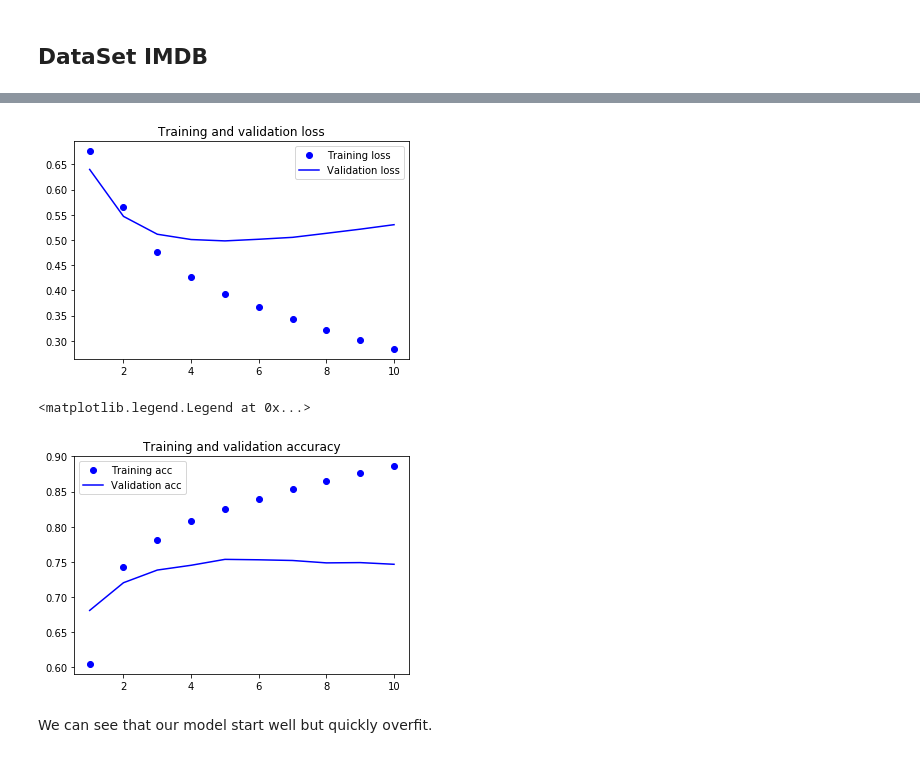
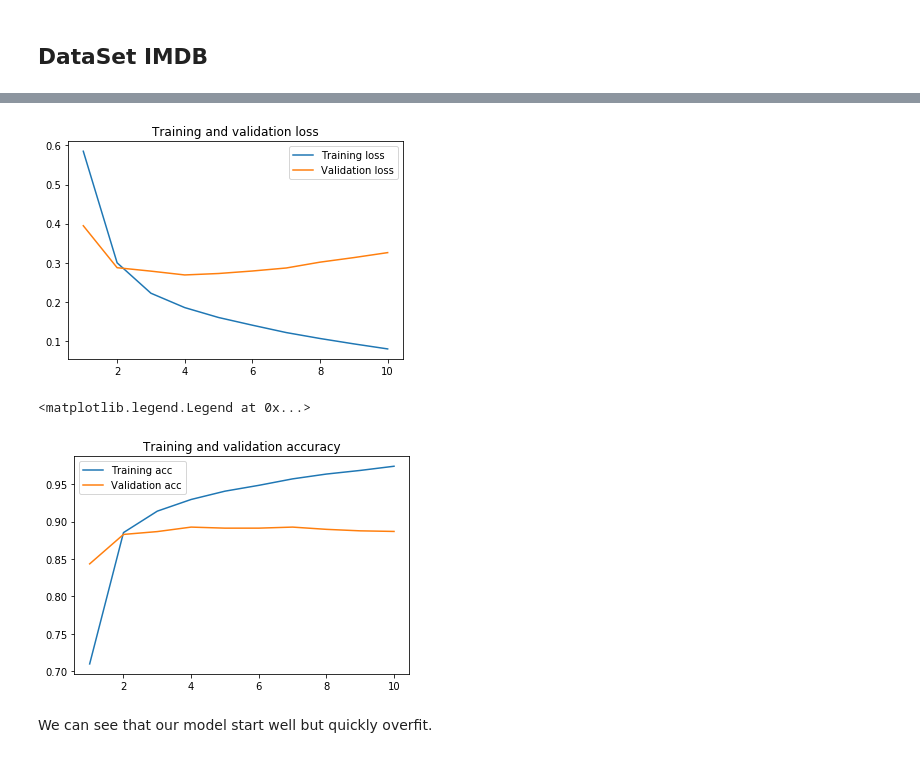
Before and after one commit to Kabongosalomon/Word-Embedding-Investigation, a Jupyter notebook: One_hot_and_Embeddings.ipynb, the cells around one changed output, grey strips where cells are left out. Saved outputs shown, nothing was run; the diff lists cells and outputs as text; code cells hidden in the pictures.

```diff
--- a/One_hot_and_Embeddings.ipynb
+++ b/One_hot_and_Embeddings.ipynb
@@ -306,5 +303,8 @@ paramiko missing, opening SSH/SCP/SFTP paths will be disabled.  `pip install par
 # %%
 max_features = 10000
-maxlen = 20
+# maxlen = 20
 
-(x_train, y_train), (x_test, y_test) = imdb.load_data(num_words=max_features)
+maxlen = 500
+
+# (x_train, y_train), (x_test, y_test) = imdb.load_data(num_words=max_features)
+(x_train, y_train), (x_test, y_test) = imdb.load_data()
@@ -325,7 +328,7 @@ model = Sequential()
 # Embedding layer so you can later flatten the
 # embedded inputs. After the Embedding layer,
 # the activations have shape (samples, maxlen, 8).
-model.add(Embedding(10000, 8, input_length=maxlen))
+model.add(Embedding(10000, 8, input_length=x_train.shape[1]))
 # Flattens the 3D tensor of
 # embeddings into a 2D
 # tensor of shape (samples, maxlen * 8)
@@ -351,7 +354,7 @@ Trainable params: 80,161
 Non-trainable params: 0
 _________________________________________________________________
 # %%
-history = model.fit(x_train, y_train,
-                    epochs=10, batch_size=32,
-                    validation_split=0.2) # Split validation of 20% automatically)
+model.fit(x_train, y_train,
+          epochs=10, batch_size=32,
+          validation_split=0.2) # Split validation of 20% automatically)
 # %% [output]
@@ -383,27 +387,27 @@ Metric  acc : 0.76
 # %%
-acc = history.history['acc']
-val_acc = history.history['val_acc']
-loss = history.history['loss']
-val_loss = history.history['val_loss']
+acc = model.history.history['acc']
+val_acc = model.history.history['val_acc']
+loss = model.history.history['loss']
+val_loss = model.history.history['val_loss']
 
 epochs = range(1, len(acc) + 1)
 
 plt.figure()
-plt.plot(epochs, loss, 'bo', label='Training loss')
-plt.plot(epochs, val_loss, 'b', label='Validation loss')
+plt.plot(epochs, loss, label='Training loss')
+plt.plot(epochs, val_loss, label='Validation loss')
 plt.title('Training and validation loss')
 plt.legend()
 plt.show()
 
 plt.figure()
-plt.plot(epochs, acc, 'bo', label='Training acc')
-plt.plot(epochs, val_acc, 'b', label='Validation acc')
+plt.plot(epochs, acc, label='Training acc')
+plt.plot(epochs, val_acc, label='Validation acc')
 plt.title('Training and validation accuracy')
 plt.legend()
 # %% [output]
-[figure, old version]
+[figure, new version]
 <matplotlib.legend.Legend at 0x...>
-[figure, old version]
+[figure, new version]
 # %% [markdown]
 We can see that our model start well but quickly overfit.
 # %% [markdown]
```
Also changed, not shown: parts of 22 cells of this notebook.
